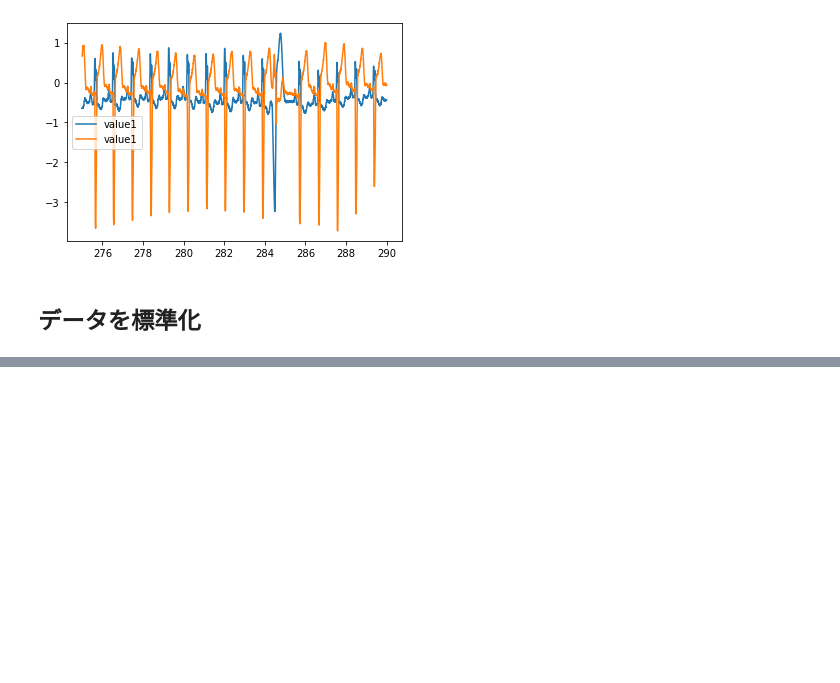
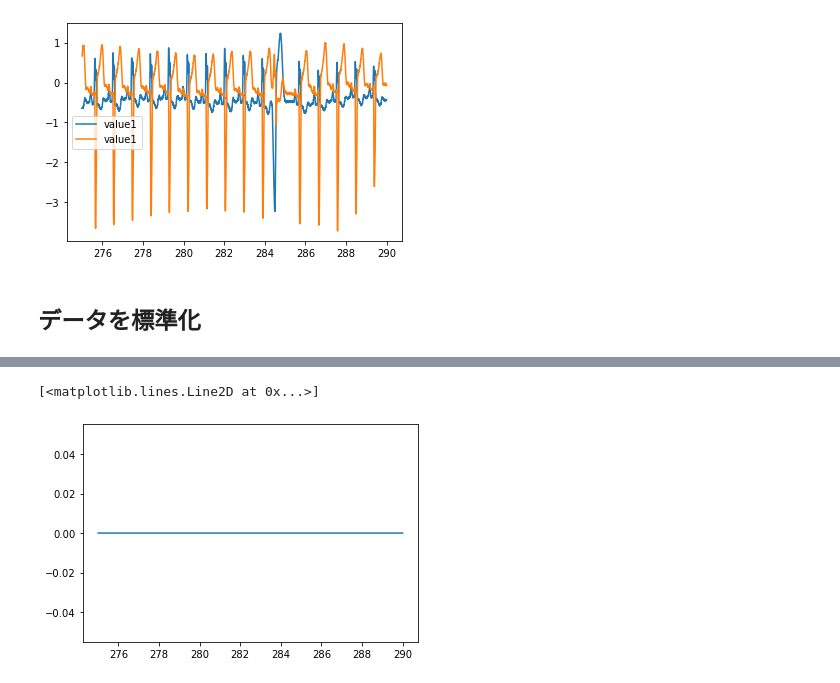
Before and after one commit to takaya-0808/MachineLearning, a Jupyter notebook: work/時系列データ分析/異常値検知/DetectOutlier.ipynb, the cells around one changed output, grey strips where cells are left out. Saved outputs shown, nothing was run; the diff lists cells and outputs as text; code cells hidden in the pictures; blank space fills up the shorter version.

```diff
--- a/work/時系列データ分析/異常値検知/DetectOutlier.ipynb
+++ b/work/時系列データ分析/異常値検知/DetectOutlier.ipynb
@@ -68,0 +80,5 @@ Reshape your data either using array.reshape(-1, 1) if your data has a single fe
+# %%
+plt.plot(df["time"],ss_val2[0])
+# %% [output]
+[<matplotlib.lines.Line2D at 0x...>]
+[figure, added]
```
Also changed, not shown: parts of 7 cells of this notebook.
